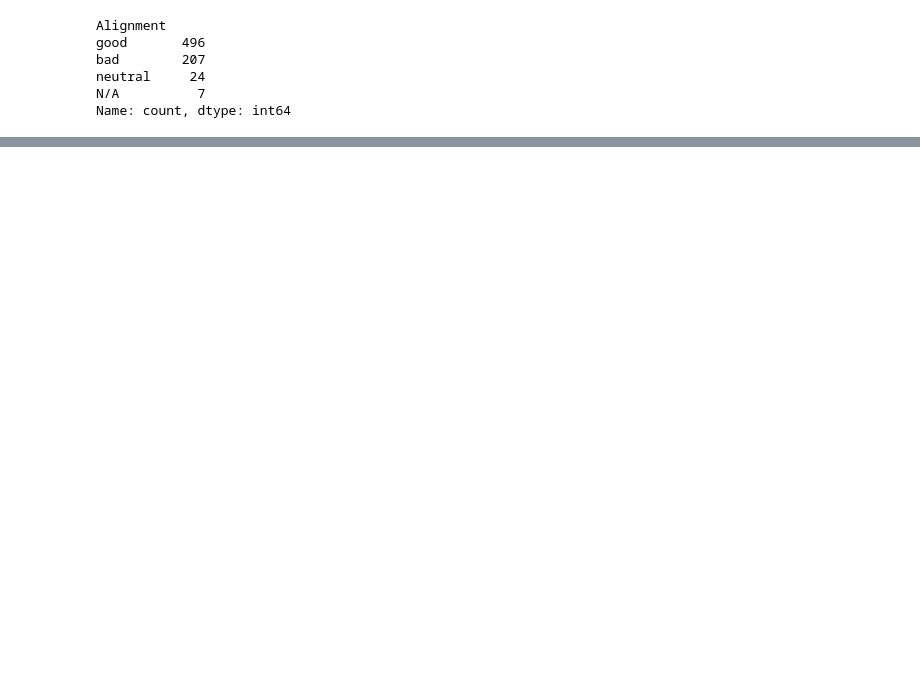
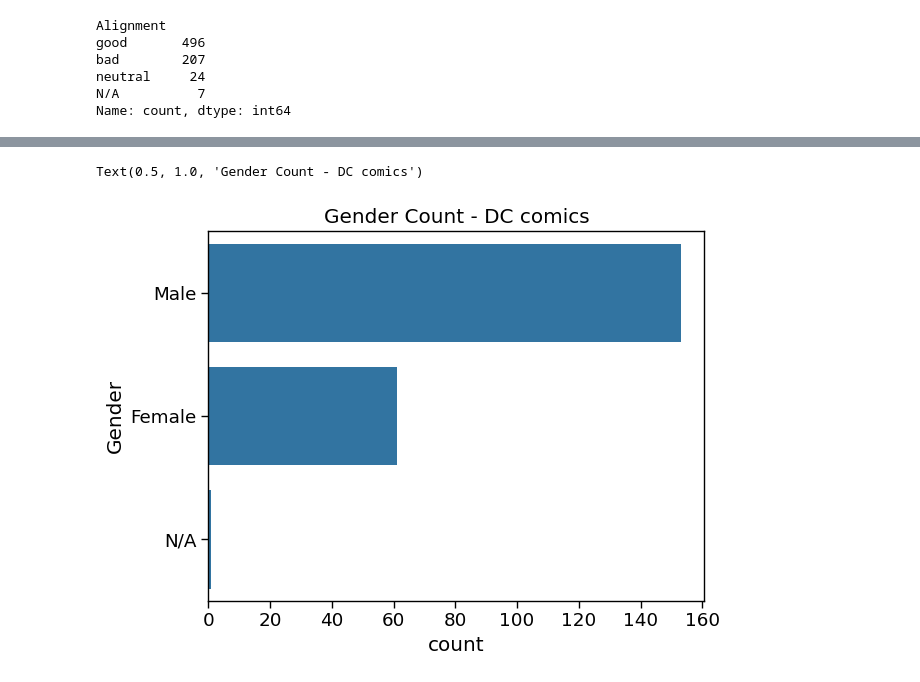
Before and after one commit to wiliz3d/Data-Analysis, a Jupyter notebook: heroes/heroes_powers.ipynb, the cells around one changed output, grey strips where cells are left out. Drawn from its saved outputs; the diff is of its cells as text; code cells hidden in the pictures; blank space fills up the shorter version.

```diff
--- a/heroes/heroes_powers.ipynb
+++ b/heroes/heroes_powers.ipynb
@@ -110,0 +162,8 @@ plt.show()
+# %%
+#BAR GRAPH OF GENDER COUNT FOR DC HEROES
+
+sns.countplot(info['Gender'][info['Publisher']=='DC Comics'])
+plt.title('Gender Count - DC comics')
+# %% [output]
+Text(0.5, 1.0, 'Gender Count - DC comics')
+[figure, added]
```
Also changed, not shown: parts of 20 cells of this notebook.
